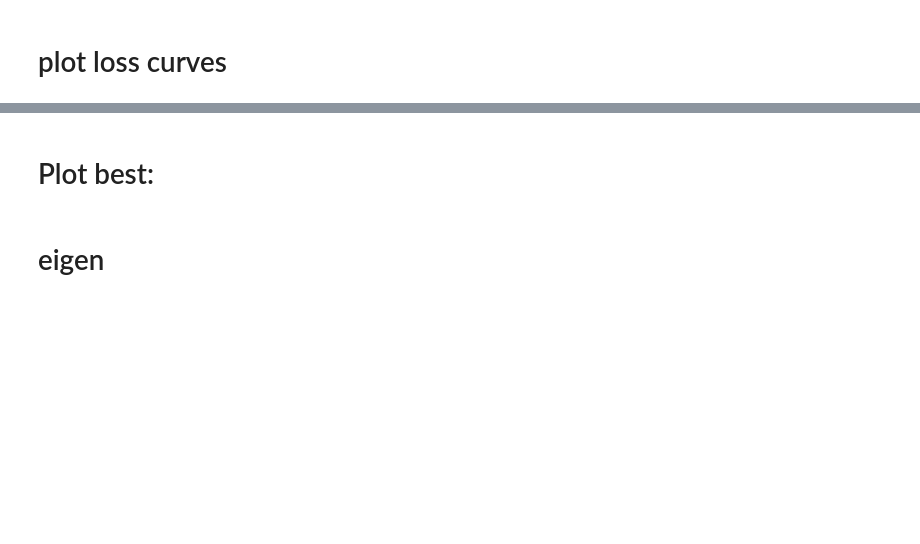
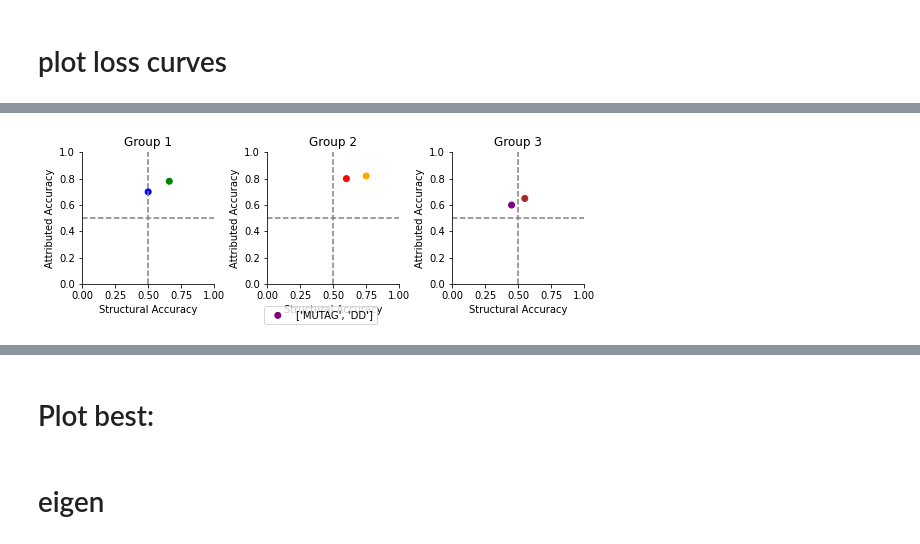
Before and after one commit to ICLab4DL/GNNBenchEffectiveness, a Jupyter notebook: plot_logs.ipynb, the cells around one changed output, grey strips where cells are left out. Saved outputs shown, nothing was run; the diff lists cells and outputs as text; code cells hidden in the pictures; blank space fills up the shorter version.

```diff
--- a/plot_logs.ipynb
+++ b/plot_logs.ipynb
@@ -90,0 +135,48 @@ plot_color_gradients('Qualitative',
+# %%
+import matplotlib.pyplot as plt
+
+# Define the data for three groups
+group1 = [(0.5, 0.7), (0.66, 0.78)]
+group2 = [(0.6, 0.8), (0.75, 0.82)]
+group3 = [(0.45, 0.6), (0.55, 0.65)]
+groups = [group1,group2,group3 ]
+# Create a new figure with three square axes
+fig, axs = plt.subplots(1, 3, figsize=(9, 3))
+for ax in axs:
+    ax.set_aspect('equal', adjustable='box')
+    ax.spines['top'].set_visible(False)
+    ax.spines['right'].set_visible(False)
+
+# Define the colors for each point in each group
+colors = [['blue', 'green'], ['red', 'orange'], ['purple', 'brown']]
+
+# Plot the data for each group on a separate axis with different colors for each point
+handles = []
+labels = []
+for i, ax in enumerate(axs):
+    ax.plot([0, 1], [0.5, 0.5], linestyle='--', color='gray')
+    ax.plot([0.5, 0.5], [0, 1], linestyle='--', color='gray')
+    h = ax.scatter(x=[i[0] for i in groups[i]],
+                   y=[i[1] for i in groups[i]], color=colors[i],
+                   label=["MUTAG", "DD"])
+    handles.append(h)
+    labels.append(f"Group {i+1}")
+    ax.set_xlabel("Structural Accuracy")
+    ax.set_xlim([0, 1])
+    ax.set_ylim([0, 1])
+    ax.set_title(f"Group {i+1}")
+    ax.set_ylabel('Attributed Accuracy')
+
+
+# Add some spacing between each subplot
+plt.subplots_adjust(wspace=0.4)
+
+handles, labels = ax.get_legend_handles_labels()
+# Add a figure-wise legend
+
+fig.legend(handles, labels, loc='lower center', ncol=3)
+
+# Display the plot
+plt.show()
+# %% [output]
+[figure, added]
```
Also changed, not shown: parts of 3 cells of this notebook, 20 other files.
